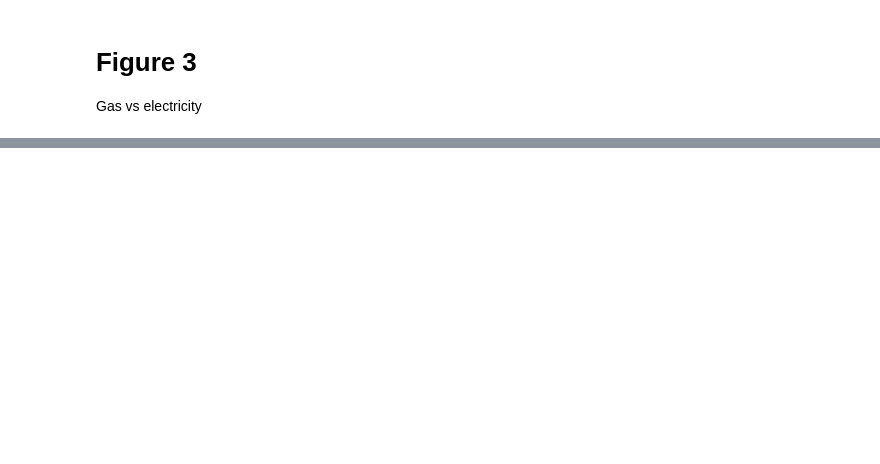
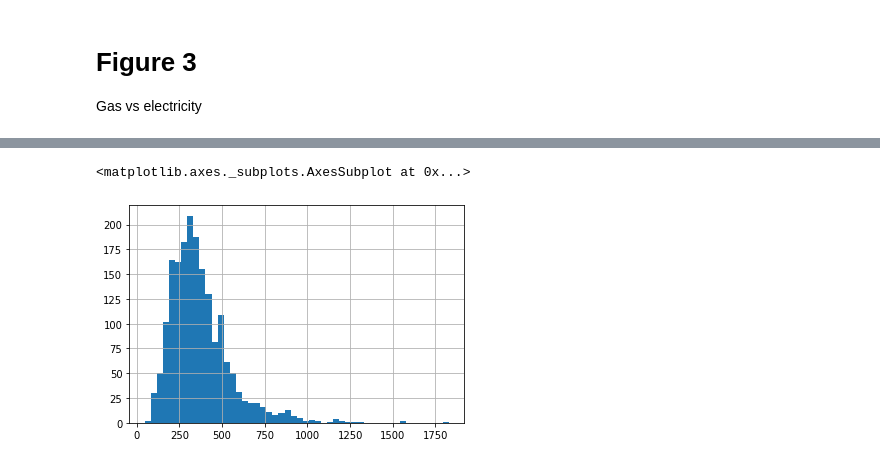
Before and after one commit to Sergio-Huezo/ResEleCon-MX, a Jupyter notebook: Final.ipynb, the cells around one changed output, grey strips where cells are left out. Drawn from its saved outputs; the diff is of its cells as text; code cells hidden in the pictures; blank space fills up the shorter version.

```diff
--- a/Final.ipynb
+++ b/Final.ipynb
@@ -159,0 +208,7 @@ plt.show()
+# %%
+ener['income_decile'] = pd.qcut(ener['ing_cor'], 10, labels=False)
+# %%
+ener.loc[ener['income_decile']==0, 'Total'].hist(bins = 50)
+# %% [output]
+<matplotlib.axes._subplots.AxesSubplot at 0x...>
+[figure, added]
```
Also changed, not shown: parts of 23 cells of this notebook, 3 other files.
